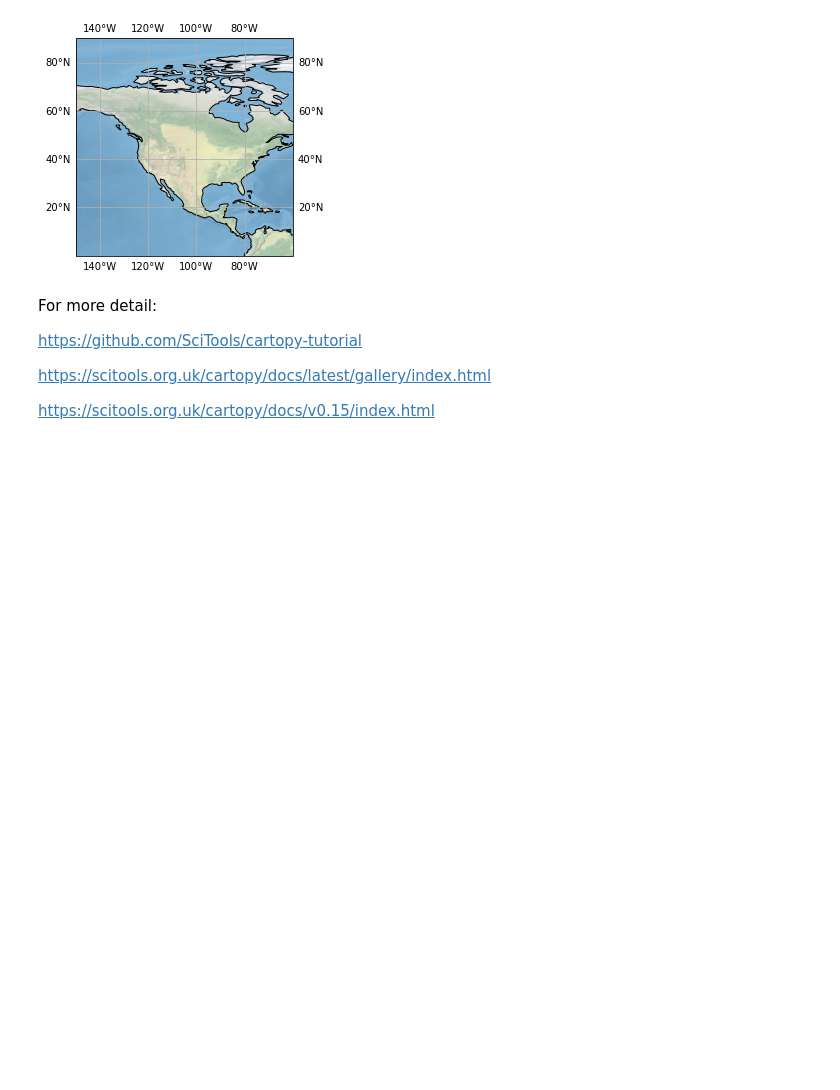
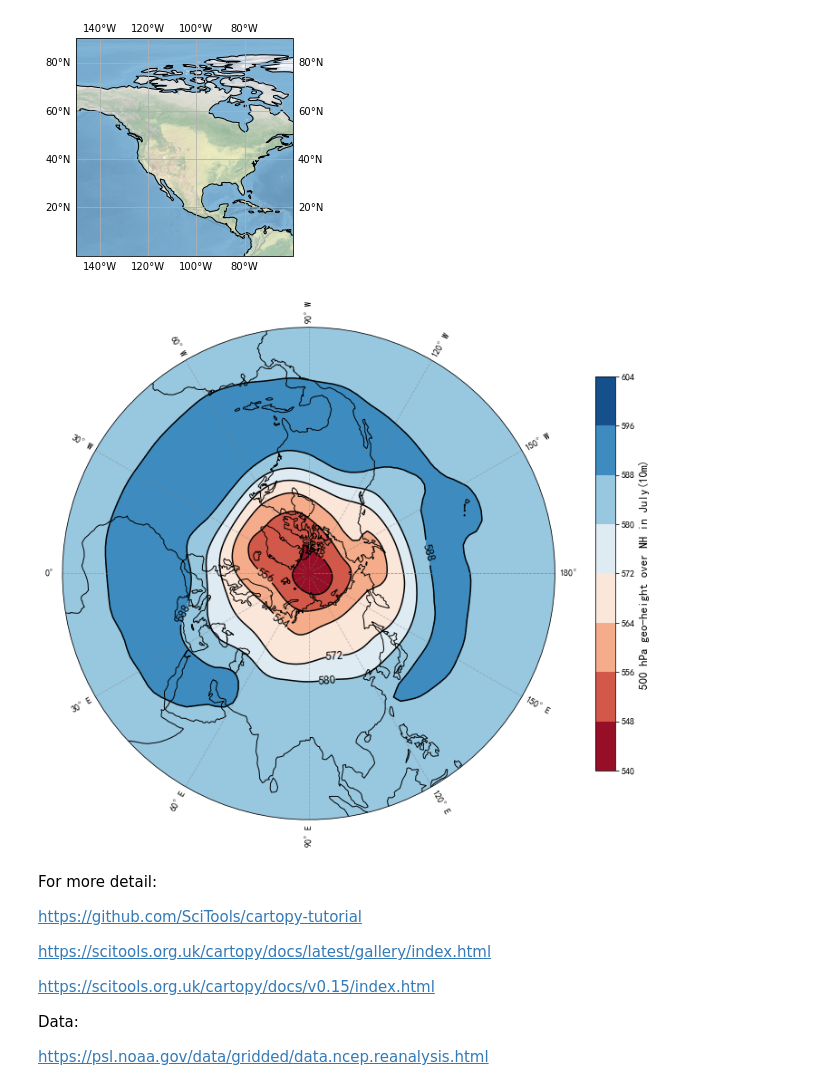
Before and after one commit to DS385Fall22/project-Yufei12X, a Jupyter notebook: project.ipynb, the cells around one changed output. Cells and saved outputs as stored; diff of their text form; code cells hidden in the pictures; blank space fills up the shorter version.

Commit message:
project

```diff
--- a/project.ipynb
+++ b/project.ipynb
@@ -160,6 +160,57 @@ ax.gridlines(draw_labels=True)
 plt.show()
 # %% [output]
 [figure]
+# %%
+import xarray as xr
+import matplotlib.pyplot as plt
+import cartopy.crs as ccrs
+import numpy as np
+import matplotlib.path as mpath
+import cartopy.feature
+from cartopy.util import add_cyclic_point
+from cartopy.mpl.ticker import (LongitudeFormatter, LatitudeFormatter)
+
+fLoc = r"C:\Users\poiqw\Desktop\math385\hgt.mon.mean.nc"
+
+
+def Draw500HgtJulyG():
+    Hgt = xr.open_dataset(fLoc)["hgt"]
+    time_label = (Hgt['time'].dt.year >= 1990) & (Hgt['time'].dt.year <= 2019) & \
+                 (Hgt["time"].dt.month == 7)
+    Hgt500Mean = Hgt[time_label].loc[dict(level=500.0)].mean("time").loc[:0, :]
+    fig = plt.figure(figsize=(16, 10))
+    lat = np.array(Hgt500Mean['lat'])
+    lon = np.array(Hgt500Mean["lon"])
+    proj = ccrs.NorthPolarStereo(central_longitude=90)
+    ax = plt.axes(projection=proj)
+    ax.coastlines()
+    ax.add_feature(cartopy.feature.LAND)
+    theta = np.linspace(0, 2 * np.pi, 100)
+    center, radius = [0.5, 0.5], 0.5
+    verts = np.vstack([np.sin(theta), np.cos(theta)]).T
+    circle = mpath.Path(verts * radius + center)
+    ax.set_boundary(circle, transform=ax.transAxes)
+    gl = ax.gridlines(draw_labels=True, color='gray', alpha=0.5, linestyle='--',
+                      xlocs=np.arange(-180, 181, 30), ylocs=[],
+                      x_inline=False)
+    gl.xformatter = LongitudeFormatter()
+    gl.yformatter = LatitudeFormatter()
+    cycleHgt500, cycle_lon = add_cyclic_point(np.array(Hgt500Mean), coord=lon)
+    cycle_LON, cycle_LAT = np.meshgrid(cycle_lon, lat)
+    m0 = ax.contourf(cycle_LON, cycle_LAT, cycleHgt500 / 10, levels=np.arange(540, 609, 8)
+                     , cmap='RdBu',
+                     transform=ccrs.PlateCarree())
+    m1 = ax.contour(m0, levels=m0.levels, colors="k", transform=ccrs.PlateCarree())
+    ax.clabel(m1, fmt='%2.0f', fontsize=13, colors="k")
+    cbar = fig.colorbar(m0, shrink=0.8)
+    cbar.set_label("500 hPa geo-height over NH in July(10m)", fontsize=13)
+    plt.savefig("fig4.5.png", dpi=300)
+    plt.show()
+
+if __name__ == '__main__':
+    Draw500HgtJulyG()
+# %% [output]
+[figure, added]
 # %% [markdown]
 For more detail:
 
@@ -168,3 +219,7 @@ https://github.com/SciTools/cartopy-tutorial
 https://scitools.org.uk/cartopy/docs/latest/gallery/index.html
 
 https://scitools.org.uk/cartopy/docs/v0.15/index.html
+
+Data:
+
+https://psl.noaa.gov/data/gridded/data.ncep.reanalysis.html
```
